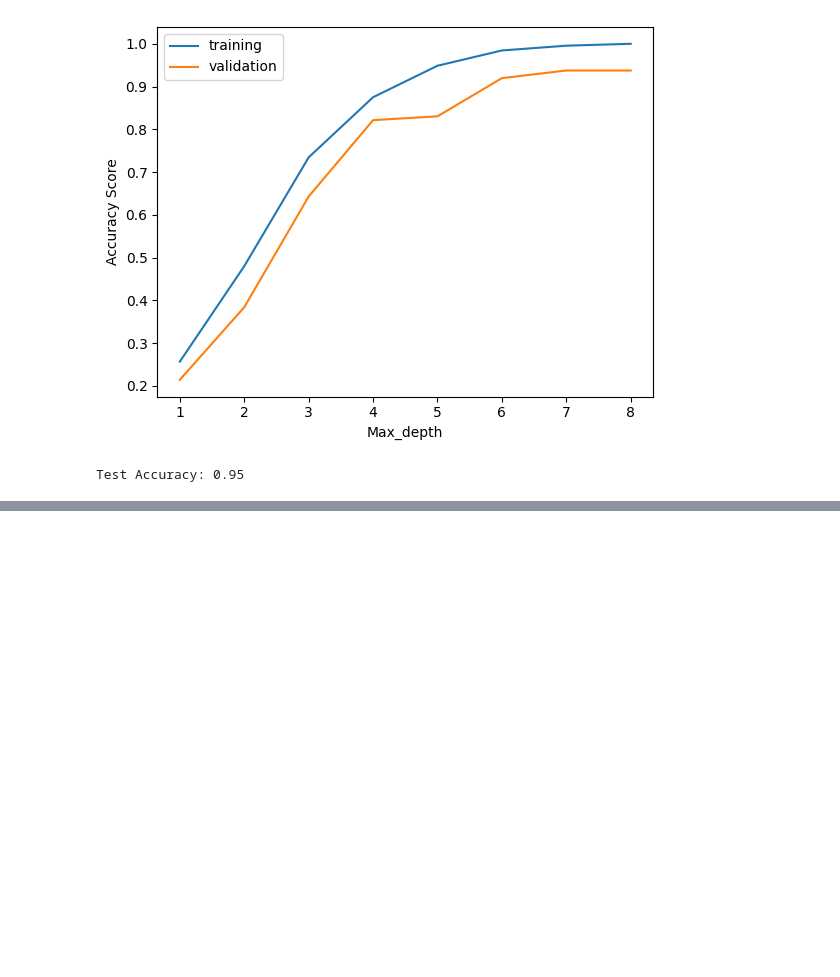
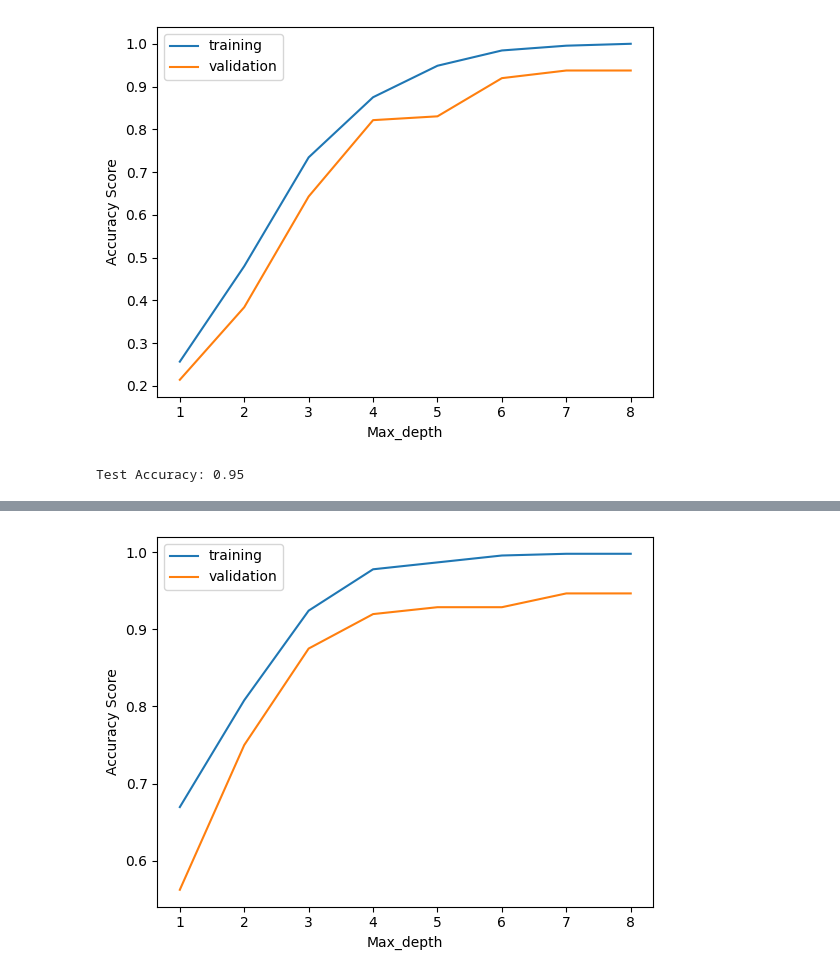
Before and after one commit to prathama7/uunchai-1, a Jupyter notebook: croprecommendation.ipynb, the cells around one changed output, grey strips where cells are left out. Saved outputs shown, nothing was run; the diff lists cells and outputs as text; code cells hidden in the pictures; blank space fills up the shorter version.

```diff
--- a/croprecommendation.ipynb
+++ b/croprecommendation.ipynb
@@ -552,3 +552,13 @@ test_acc = model.score(X_test,y_test)
 print("Test Accuracy:", round(test_acc, 2))
 # %% [output]
 Test Accuracy: 0.95
+# %%
+from sklearn.ensemble import RandomForestClassifier
+# Building randomforest Model
+model_randomforest = make_pipeline(
+    OrdinalEncoder(),
+    RandomForestClassifier(random_state=42)
+)
+
+# Fit model to training data
+model_randomforest.fit(X_train, y_train)
@@ -554,0 +638,7 @@ Test Accuracy: 0.95
+# %%
+# Build Model
+model = make_pipeline(
+    OrdinalEncoder(),DecisionTreeClassifier(random_state=42, max_depth=6)
+)
+# Fit model to training data
+model.fit(X_train,y_train)
@@ -554,0 +718,20 @@ Test Accuracy: 0.95
+# %%
+# Create empty lists for training and validation accuracy scores
+training_acc = []
+validation_acc = []
+#Doing for randomforest classifier
+for d in depth_hyperparams:
+    # Create model with `max_depth` of `d`
+    test_model_rf =  make_pipeline(
+        OrdinalEncoder(),
+        RandomForestClassifier(random_state=42, max_depth=d)
+    )
+    # Fit model to training data
+    test_model_rf.fit(X_train, y_train)
+    # Calculate training accuracy score and append to `training_acc`
+    training_acc.append(test_model_rf.score(X_train,y_train))
+    # Calculate validation accuracy score and append to `training_acc`
+    validation_acc.append(test_model_rf.score(X_val,y_val))
+
+print("Training Accuracy Scores:", training_acc[:3])
+print("Validation Accuracy Scores:", validation_acc[:3])
@@ -554,0 +749,9 @@ Test Accuracy: 0.95
+# %%
+# Plot `depth_hyperparams`, `training_acc` for randomforestclassifier
+plt.plot(depth_hyperparams,training_acc, label='training')
+plt.plot(depth_hyperparams,validation_acc, label='validation')
+plt.xlabel("Max_depth")
+plt.ylabel("Accuracy Score")
+plt.legend();
+# %% [output]
+[figure, added]
```
Also changed, not shown: parts of 11 cells of this notebook.
